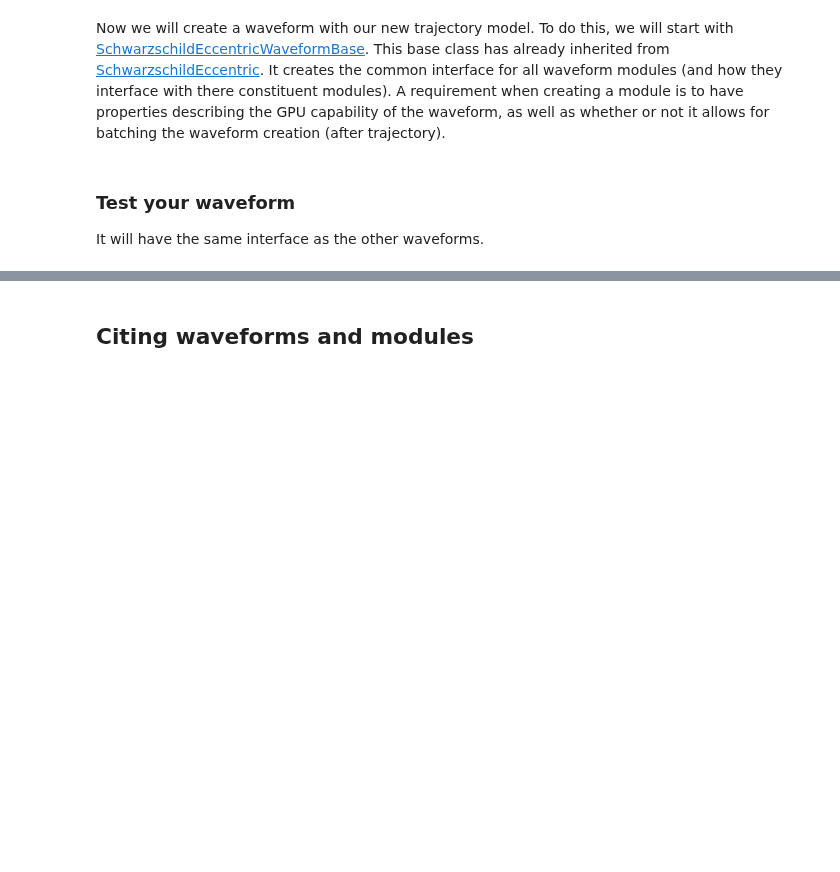
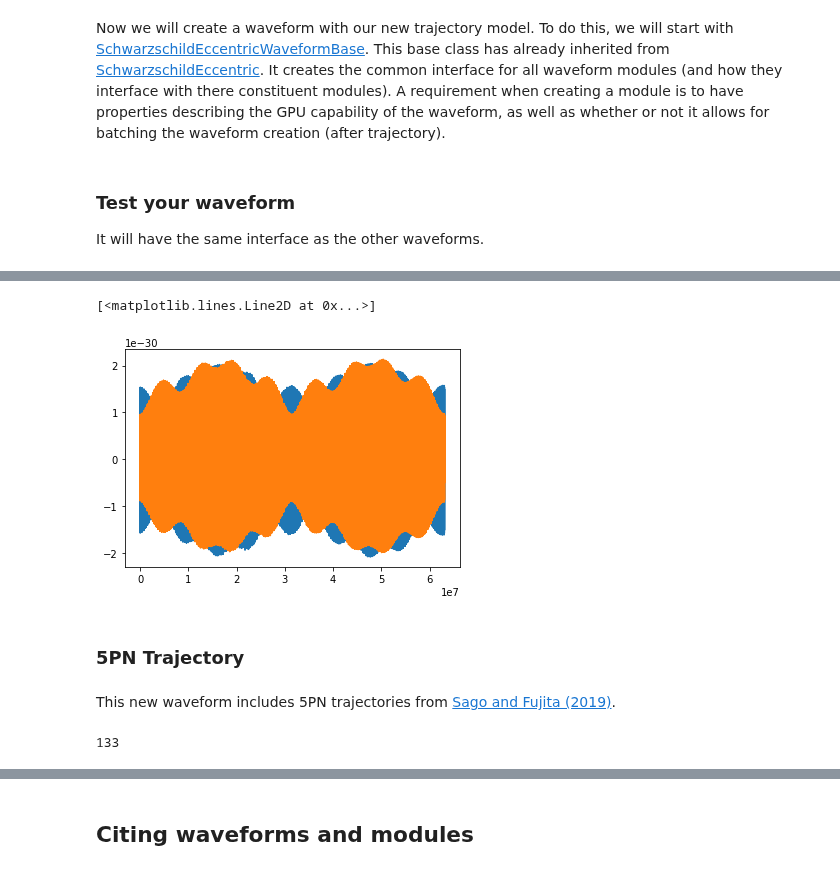
Before and after one commit to BlackHolePerturbationToolkit/FastEMRIWaveforms, a Jupyter notebook: docs/doctrees/nbsphinx/tutorial/SchwarzschildEccentricWaveform_intro.ipynb, the cells around one changed output, grey strips where cells are left out. Cells and saved outputs as stored; diff of their text form; code cells hidden in the pictures; blank space fills up the shorter version.

```diff
--- a/docs/doctrees/nbsphinx/tutorial/SchwarzschildEccentricWaveform_intro.ipynb
+++ b/docs/doctrees/nbsphinx/tutorial/SchwarzschildEccentricWaveform_intro.ipynb
@@ -970,0 +1113,13 @@ mismatch: 1.0013402240432097
+# %%
+waveform_lw = wave_generator(M, mu, a, p0, e0, Y0, qS, phiS, qK, phiK, dist, mich=True, dt=dt, T=T)
+# %%
+t = np.arange(len(waveform_lw)) * dt
+plt.plot(t, waveform_lw.real)
+plt.plot(t, waveform_lw.imag)
+# %% [output]
+[<matplotlib.lines.Line2D at 0x...>]
+[figure, added]
+# %% [markdown]
+### 5PN Trajectory
+# %% [markdown]
+This new waveform includes 5PN trajectories from [Sago and Fujita (2019)](https://arxiv.org/abs/1505.01600).
@@ -970,0 +1129,16 @@ mismatch: 1.0013402240432097
+# %%
+# set initial parameters
+M = 1e5
+mu = 1e1
+a = 0.5
+p0 = 14.0
+e0 = 0.7
+iota0 = 0.1
+Y0 = np.cos(iota0)
+T = 2.0
+
+# run trajectory
+t, p, e, Y, Phi_phi, Phi_r, Phi_theta = traj(M, mu, a, p0, e0, Y0, T=T)
+print(len(p))
+# %% [output]
+133
```
Also changed, not shown: parts of 36 cells of this notebook, 42 other files.
